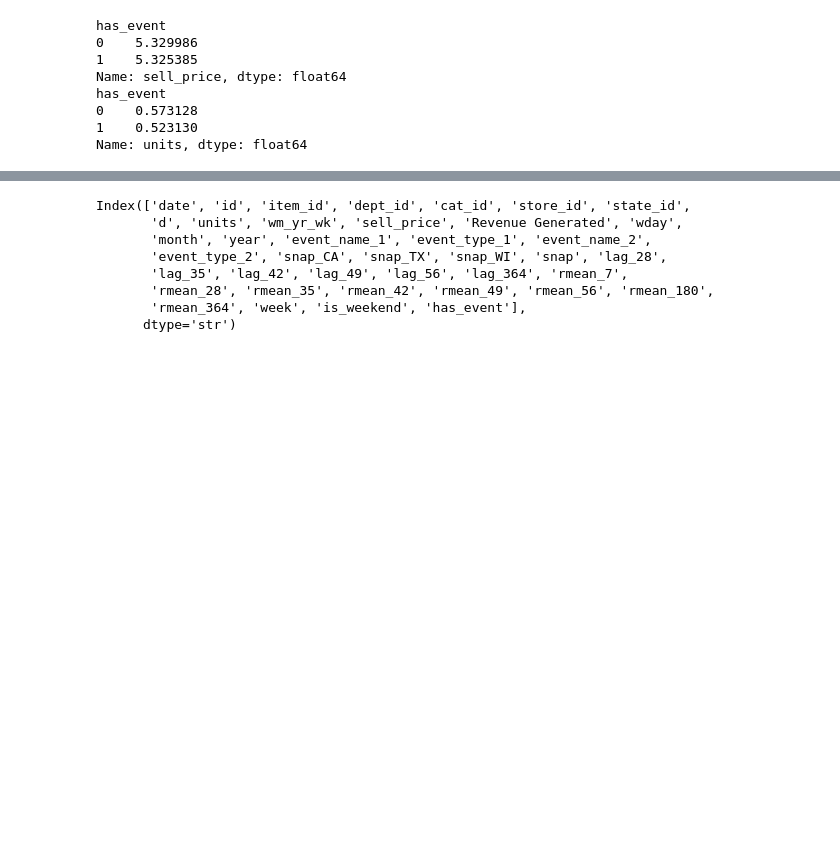
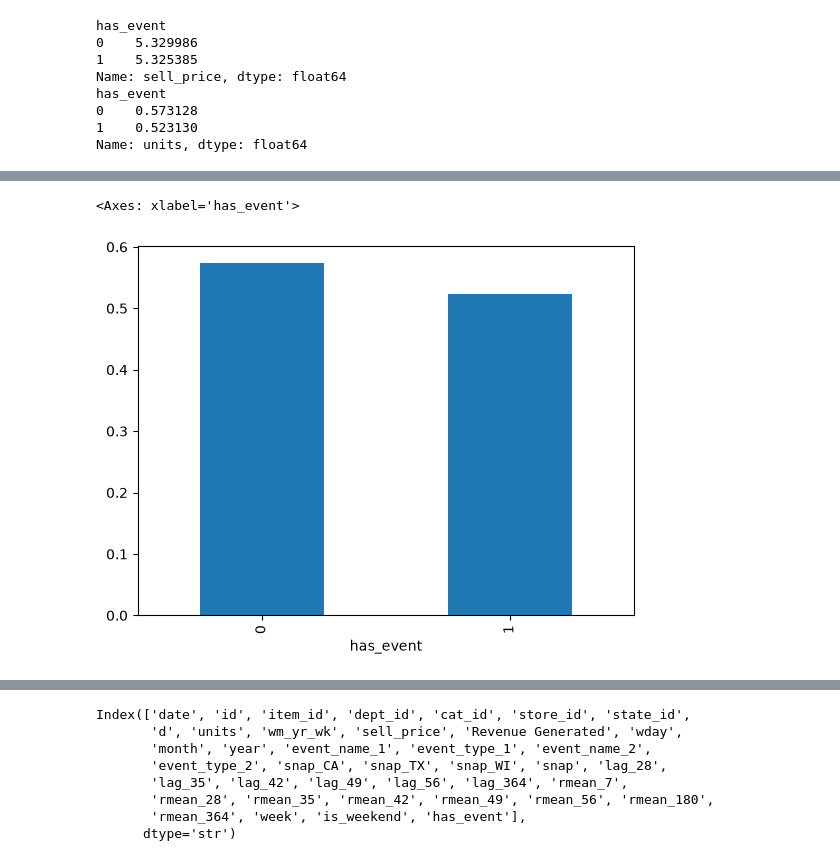
Before and after one commit to Hassan3924/M5-Forecasting, a Jupyter notebook: main.ipynb, the cells around one changed output, grey strips where cells are left out. Cells and saved outputs as stored; diff of their text form; code cells hidden in the pictures; blank space fills up the shorter version.

```diff
--- a/main.ipynb
+++ b/main.ipynb
@@ -958,3 +934,8 @@ Name: units, dtype: float64
+# %%
+df.groupby('has_event')['units'].mean().plot(kind = "bar")
+# %% [output]
+<Axes: xlabel='has_event'>
+[figure, added]
 # %%
 df.tail()
 # %% [output]
```
Also changed, not shown: parts of 27 cells of this notebook.
